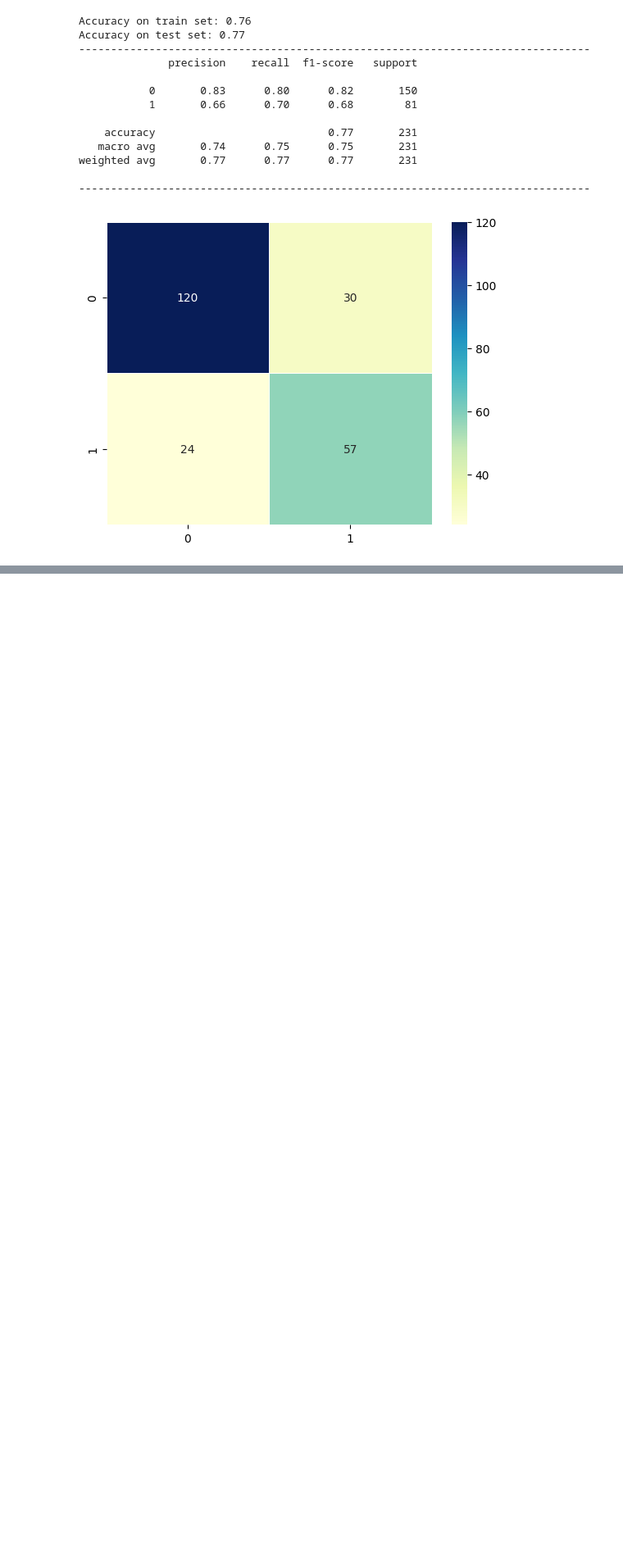
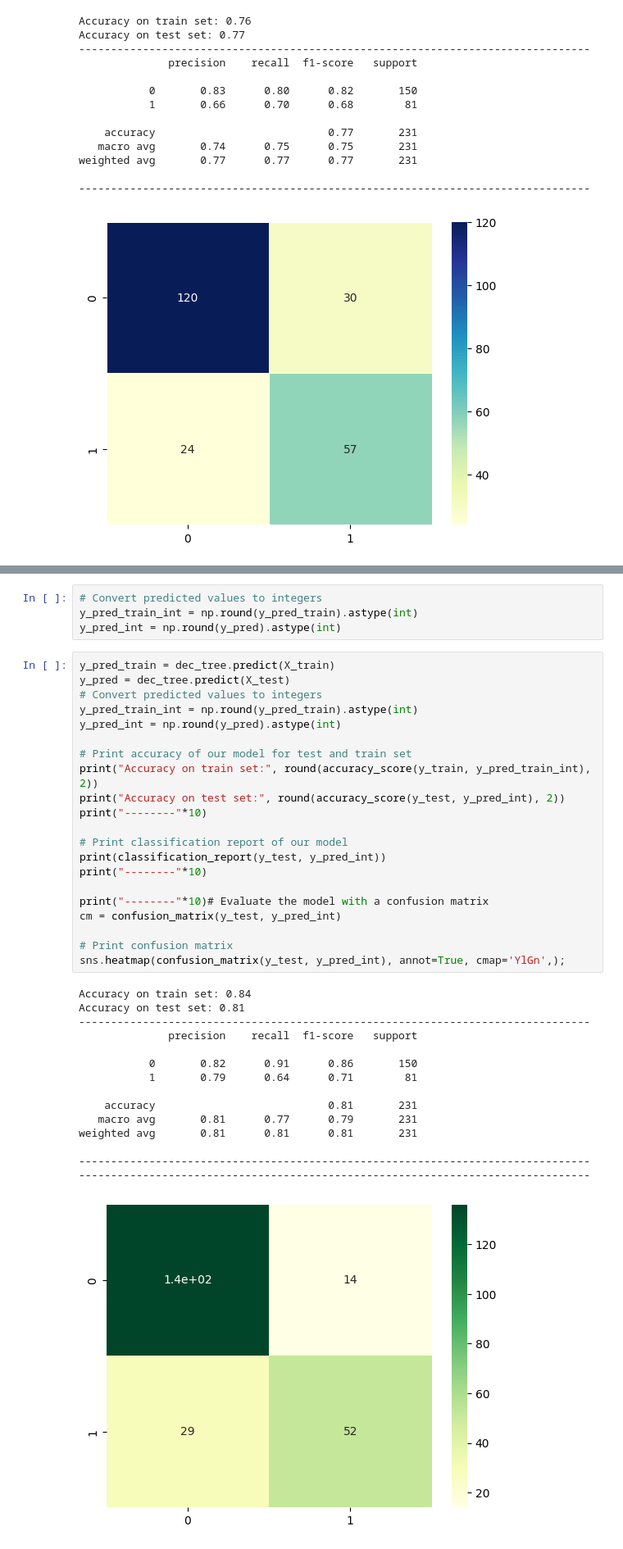
Before and after one commit to mojtaba-peyrovi/diabetes-ML-practice, a Jupyter notebook: 2_Diabetes_Challenge.ipynb, the cells around one changed output, grey strips where cells are left out. Shown: that part at 82% size. Drawn from its saved outputs; the diff is of its cells as text; blank space fills up the shorter version.

```diff
--- a/2_Diabetes_Challenge.ipynb
+++ b/2_Diabetes_Challenge.ipynb
@@ -216,0 +277,41 @@ weighted avg       0.77      0.77      0.77       231
+# %%
+# Convert predicted values to integers
+y_pred_train_int = np.round(y_pred_train).astype(int)
+y_pred_int = np.round(y_pred).astype(int)
+# %%
+y_pred_train = dec_tree.predict(X_train)
+y_pred = dec_tree.predict(X_test)
+# Convert predicted values to integers
+y_pred_train_int = np.round(y_pred_train).astype(int)
+y_pred_int = np.round(y_pred).astype(int)
+
+# Print accuracy of our model for test and train set
+print("Accuracy on train set:", round(accuracy_score(y_train, y_pred_train_int), 2))
+print("Accuracy on test set:", round(accuracy_score(y_test, y_pred_int), 2))
+print("--------"*10)
+
+# Print classification report of our model
+print(classification_report(y_test, y_pred_int))
+print("--------"*10)
+
+print("--------"*10)# Evaluate the model with a confusion matrix
+cm = confusion_matrix(y_test, y_pred_int)
+
+# Print confusion matrix
+sns.heatmap(confusion_matrix(y_test, y_pred_int), annot=True, cmap='YlGn',);
+# %% [output]
+Accuracy on train set: 0.84
+Accuracy on test set: 0.81
+--------------------------------------------------------------------------------
+              precision    recall  f1-score   support
+
+           0       0.82      0.91      0.86       150
+           1       0.79      0.64      0.71        81
+
+    accuracy                           0.81       231
+   macro avg       0.81      0.77      0.79       231
+weighted avg       0.81      0.81      0.81       231
+
+--------------------------------------------------------------------------------
+--------------------------------------------------------------------------------
+[figure, added]
```
Also changed, not shown: parts of 15 cells of this notebook.
